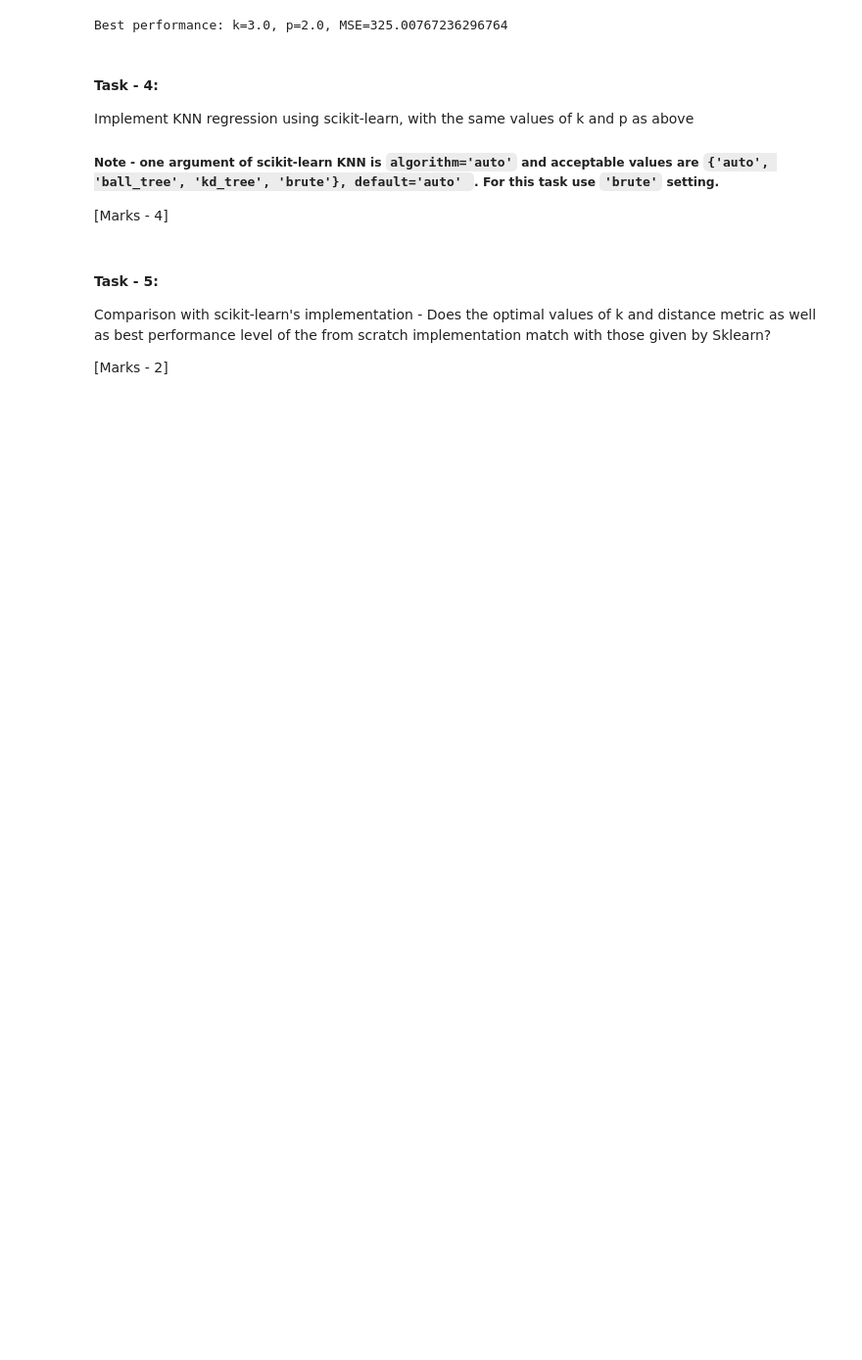
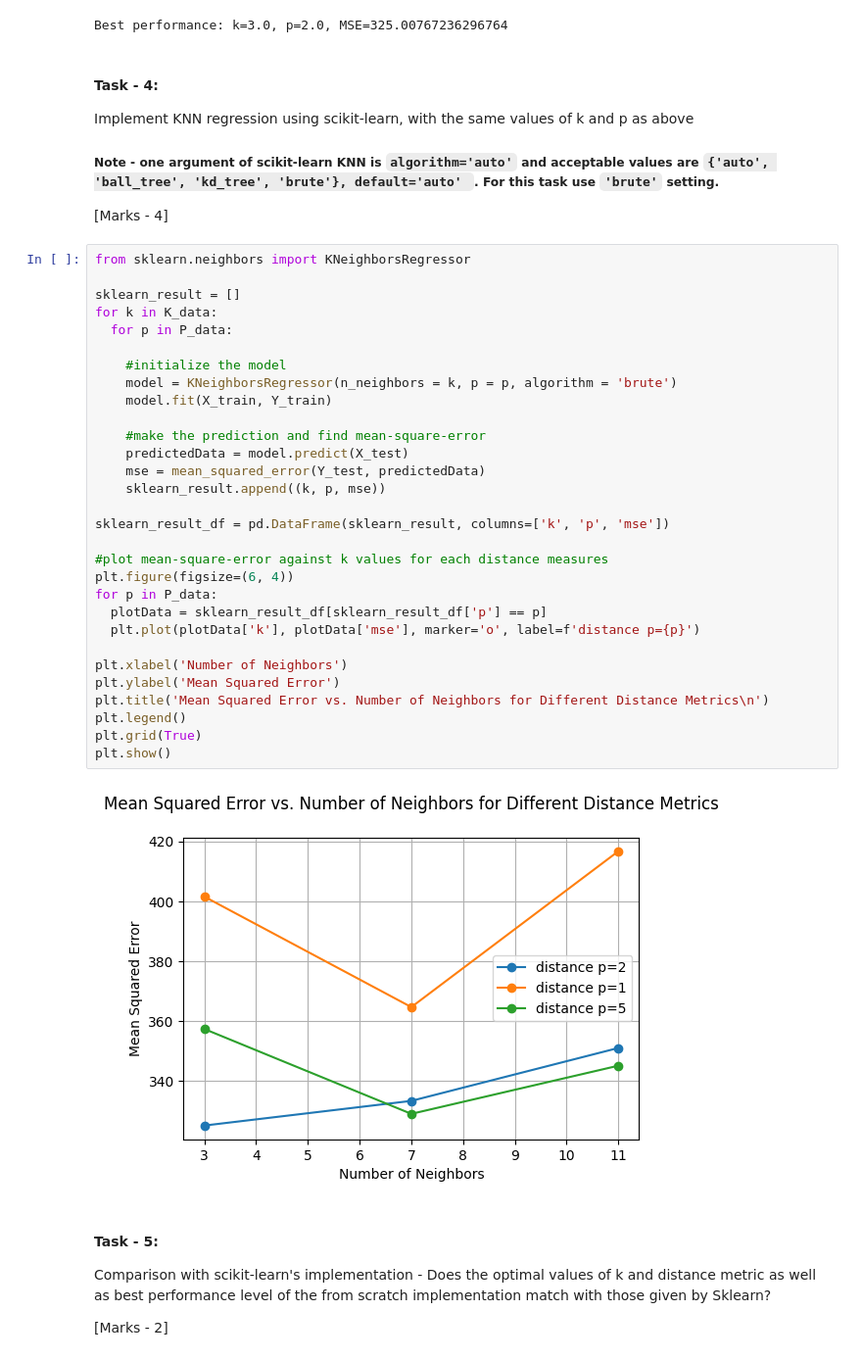
Before and after one commit to NehaKumari500092077/Machine-Learning-Lab, a Jupyter notebook: Session_2_Assignments.ipynb, the cells around one changed output. Shown at 98% size. Saved outputs shown, nothing was run; the diff lists cells and outputs as text; blank space fills up the shorter version.

````diff
--- a/Session_2_Assignments.ipynb
+++ b/Session_2_Assignments.ipynb
@@ -190,6 +191,38 @@ Implement KNN regression using scikit-learn, with the same values of k and p as
 ##### Note - one argument of scikit-learn KNN is ```algorithm='auto'``` and acceptable values are ```{'auto', 'ball_tree', 'kd_tree', 'brute'}, default='auto' ```. For this task use ```'brute'``` setting.
 
 [Marks - 4]
+# %%
+from sklearn.neighbors import KNeighborsRegressor
+
+sklearn_result = []
+for k in K_data:
+  for p in P_data:
+
+    #initialize the model
+    model = KNeighborsRegressor(n_neighbors = k, p = p, algorithm = 'brute')
+    model.fit(X_train, Y_train)
+
+    #make the prediction and find mean-square-error
+    predictedData = model.predict(X_test)
+    mse = mean_squared_error(Y_test, predictedData)
+    sklearn_result.append((k, p, mse))
+
+sklearn_result_df = pd.DataFrame(sklearn_result, columns=['k', 'p', 'mse'])
+
+#plot mean-square-error against k values for each distance measures
+plt.figure(figsize=(6, 4))
+for p in P_data:
+  plotData = sklearn_result_df[sklearn_result_df['p'] == p]
+  plt.plot(plotData['k'], plotData['mse'], marker='o', label=f'distance p={p}')
+
+plt.xlabel('Number of Neighbors')
+plt.ylabel('Mean Squared Error')
+plt.title('Mean Squared Error vs. Number of Neighbors for Different Distance Metrics\n')
+plt.legend()
+plt.grid(True)
+plt.show()
+# %% [output]
+[figure, added]
 # %% [markdown]
 #### Task - 5:
 Comparison with scikit-learn's implementation - Does the optimal values of k and distance metric as well as best performance level of the from scratch implementation match with those given by Sklearn?
````
Also changed, not shown: parts of 6 cells of this notebook.
